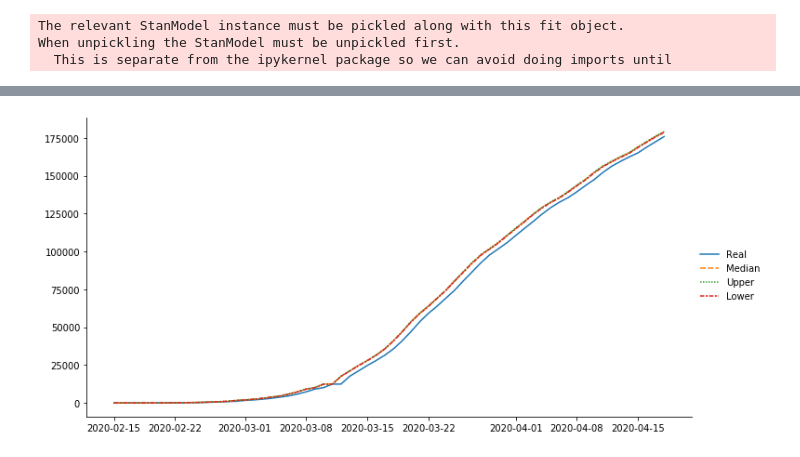
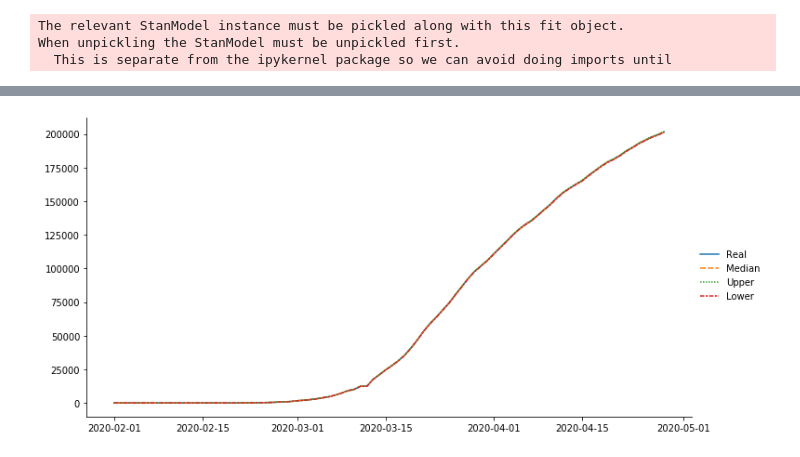
Before and after one commit to yoriyuki/BayesianCOVID19, a Jupyter notebook: notebook/BayesianCOVID19-Italy.ipynb, the cells around one changed output, grey strips where cells are left out. Cells and saved outputs as stored; diff of their text form; code cells hidden in the pictures.

```diff
--- a/notebook/BayesianCOVID19-Italy.ipynb
+++ b/notebook/BayesianCOVID19-Italy.ipynb
@@ -168,7 +170,7 @@ sm_const = data_dict['model']
 fit_const = data_dict['fit']
 # fit = data_list[1]
 # %%
-with open("sm_every_fit-Italy.pkl", "rb") as f:
+with open("sm_every_fit-Japan.pkl", "rb") as f:
     data_dict = pickle.load(f)
     # or with a list
     # data_list = pickle.load(f)
@@ -253,15 +262,18 @@ def loo(sm):
     return log_likelihood
 # %%
 ### Visualization ###
+# %%
+upto = epoch+pd.Timedelta(days=C0.shape[0]-2)
+index= pd.date_range(start=epoch, end=upto)
 # %%
-def extract(data):
-    index=pd.date_range(start=epoch, end=last-pd.Timedelta(days=2))
-    b = pd.DataFrame(data.posterior['b'].stack(sample=('chain', 'draw')).values, index=index)
-    q = pd.DataFrame(data.posterior['q'].stack(sample=('chain', 'draw')).values, index=index)
-    NI = pd.DataFrame(data.posterior['NI'].stack(sample=('chain', 'draw')).values, index=index)
-    a = pd.DataFrame(data.posterior['a'].stack(sample=('chain', 'draw')).values)
-    d = pd.DataFrame(data.posterior['d'].stack(sample=('chain', 'draw')).values)
-    C = NI.cumsum()
-    NI0 = q*NI
-    C0 = NI0.cumsum()
-    return a, d, b, q, NI, NI0, C, C0
+init_inf_e = pd.DataFrame(data_every.posterior['b'].stack(sample=('chain', 'draw')).values)
+b_e = pd.DataFrame(data_every.posterior['b'].stack(sample=('chain', 'draw')).values, index=index)
+q_e = pd.DataFrame(data_every.posterior['q'].stack(sample=('chain', 'draw')).values, index=index)
+NI_e = pd.DataFrame(data_every.posterior['NI'].stack(sample=('chain', 'draw')).values, index=index)
+a_e = pd.DataFrame(data_every.posterior['a'].stack(sample=('chain', 'draw')).values)
+d_e = pd.DataFrame(data_every.posterior['d'].stack(sample=('chain', 'draw')).values)
+C_e = NI_e.cumsum().shift(periods=1).fillna(0)
+C_e = pd.DataFrame(np.array([C_e.iloc[i].values + init_inf_e.values[i] for i in range(C_e.shape[0])]), index=index)
+NI0_e = q_e*NI_e
+C0S_e = NI0_e.cumsum().shift(periods=1).fillna(0)
+C0S_e = pd.DataFrame(np.array([C0S_e.iloc[i].values + C0[0] for i in range(C_e.shape[0])]), index=index)
@@ -270,5 +280,5 @@ a_e, d_e, b_e, q_e, NI_e, NI0_e, C_e, C0_e = extract(data_every)
 # %%
-def draw(simulated, real=None, upto=pd.to_datetime('2020-04-18')):
+def draw(simulated, real=None, upto=upto):
     graph=pd.DataFrame(index=pd.date_range(start=epoch, end=upto))
     median = simulated.median(axis=1)
     upper = simulated.quantile(q=0.75, axis=1)
@@ -280,9 +290,9 @@ def draw(simulated, real=None, upto=pd.to_datetime('2020-04-18')):
     graph['Lower'] = lower
     sns.relplot(kind="line", data=graph, aspect=2)
 # %%
-draw(C0_e, real=confirmed[country])
+draw(C0S_e, real=confirmed[country])
 # %% [output]
-[figure, old version]
+[figure, new version]
 # %%
 draw(q_e)
 # %% [output]
```
Also changed, not shown: parts of 25 cells of this notebook, 7 other files.
